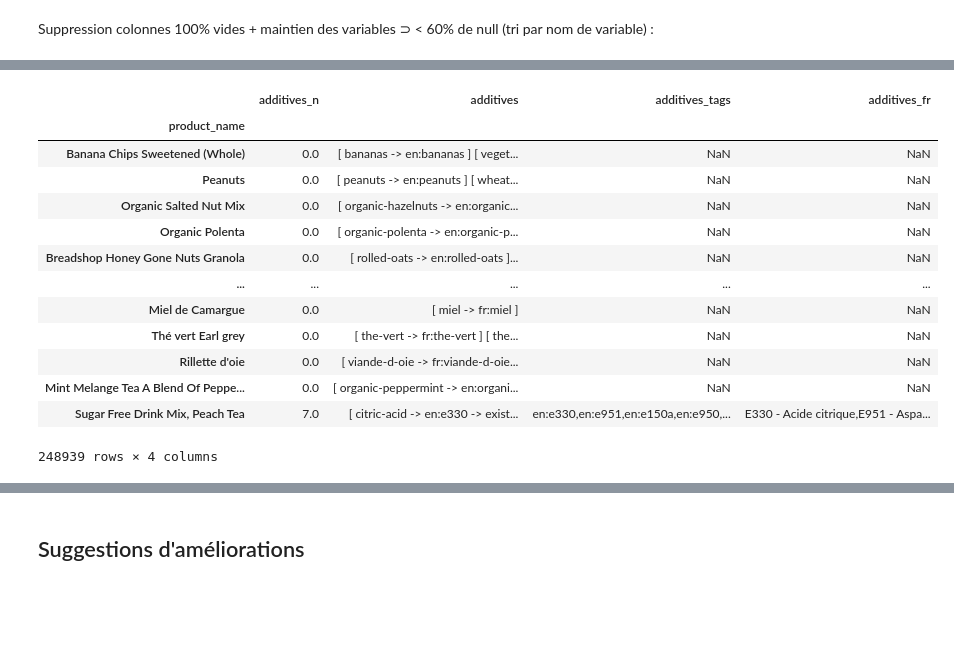
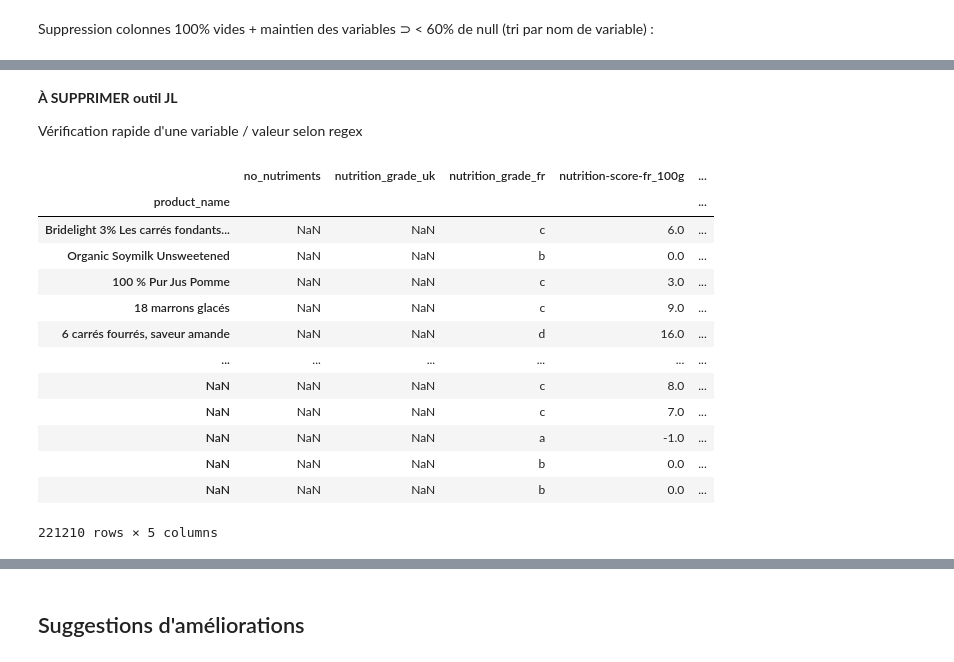
Before and after one commit to sycod/OC_projects, a Jupyter notebook: P2/P2 analyse exploratoire.ipynb, the cells around one changed output, grey strips where cells are left out. Cells and saved outputs as stored; diff of their text form; code cells hidden in the pictures; blank space fills up the shorter version.

```diff
--- a/P2/P2 analyse exploratoire.ipynb
+++ b/P2/P2 analyse exploratoire.ipynb
@@ -277,26 +356,32 @@ Vérification d'une variable
+# %% [markdown]
+**À SUPPRIMER outil JL**
+
+Vérification rapide d'une variable / valeur selon regex
 # %%
-regex_ = "additiv"
-display(data_raw.filter(regex=regex_).dropna(how="all"))
+regex_ = "nutri"
 
-# with pd.option_context('display.max_rows', 500):
-#     display(data_raw
-#             .filter(regex="banana", axis=0)
-#             .filter(regex="(ingredients_text|100g)")
-#             .dropna(how="all")
-#             .T
-#             .sort_index(ascending=True))
+df_temp = data_raw.filter(regex=regex_).dropna(how="all")
+
+with pd.option_context('display.max_rows', 200):
+    display(df_temp
+            # .filter(regex=".*", axis=0)
+            .filter(regex=regex_)
+            .dropna(how="all")
+            # .T
+            .sort_index(ascending=True)
+            )
 # %% [output]
-|  | additives_n | additives | additives_tags | additives_fr |
-| product_name |  |  |  |  |
-| Banana Chips Sweetened (Whole) | 0.0 | [ bananas -> en:bananas ] [ veget... | NaN | NaN |
-| Peanuts | 0.0 | [ peanuts -> en:peanuts ] [ wheat... | NaN | NaN |
-| Organic Salted Nut Mix | 0.0 | [ organic-hazelnuts -> en:organic... | NaN | NaN |
-| Organic Polenta | 0.0 | [ organic-polenta -> en:organic-p... | NaN | NaN |
-| Breadshop Honey Gone Nuts Granola | 0.0 | [ rolled-oats -> en:rolled-oats ]... | NaN | NaN |
-| ... | ... | ... | ... | ... |
-| Miel de Camargue | 0.0 | [ miel -> fr:miel ] | NaN | NaN |
-| Thé vert Earl grey | 0.0 | [ the-vert -> fr:the-vert ] [ the... | NaN | NaN |
-| Rillette d'oie | 0.0 | [ viande-d-oie -> fr:viande-d-oie... | NaN | NaN |
-| Mint Melange Tea A Blend Of Peppe... | 0.0 | [ organic-peppermint -> en:organi... | NaN | NaN |
-| Sugar Free Drink Mix, Peach Tea | 7.0 | [ citric-acid -> en:e330 -> exist... | en:e330,en:e951,en:e150a,en:e950,... | E330 - Acide citrique,E951 - Aspa... |
+|  | no_nutriments | nutrition_grade_uk | nutrition_grade_fr | nutrition-score-fr_100g | ... |
+| product_name |  |  |  |  | ... |
+| Bridelight 3% Les carrés fondants... | NaN | NaN | c | 6.0 | ... |
+| Organic Soymilk Unsweetened | NaN | NaN | b | 0.0 | ... |
+| 100 % Pur Jus Pomme | NaN | NaN | c | 3.0 | ... |
+| 18 marrons glacés | NaN | NaN | c | 9.0 | ... |
+| 6 carrés fourrés, saveur amande | NaN | NaN | d | 16.0 | ... |
+| ... | ... | ... | ... | ... | ... |
+| NaN | NaN | NaN | c | 8.0 | ... |
+| NaN | NaN | NaN | c | 7.0 | ... |
+| NaN | NaN | NaN | a | -1.0 | ... |
+| NaN | NaN | NaN | b | 0.0 | ... |
+| NaN | NaN | NaN | b | 0.0 | ... |
-248939 rows × 4 columns
+221210 rows × 5 columns
```
Also changed, not shown: parts of 15 cells of this notebook.
